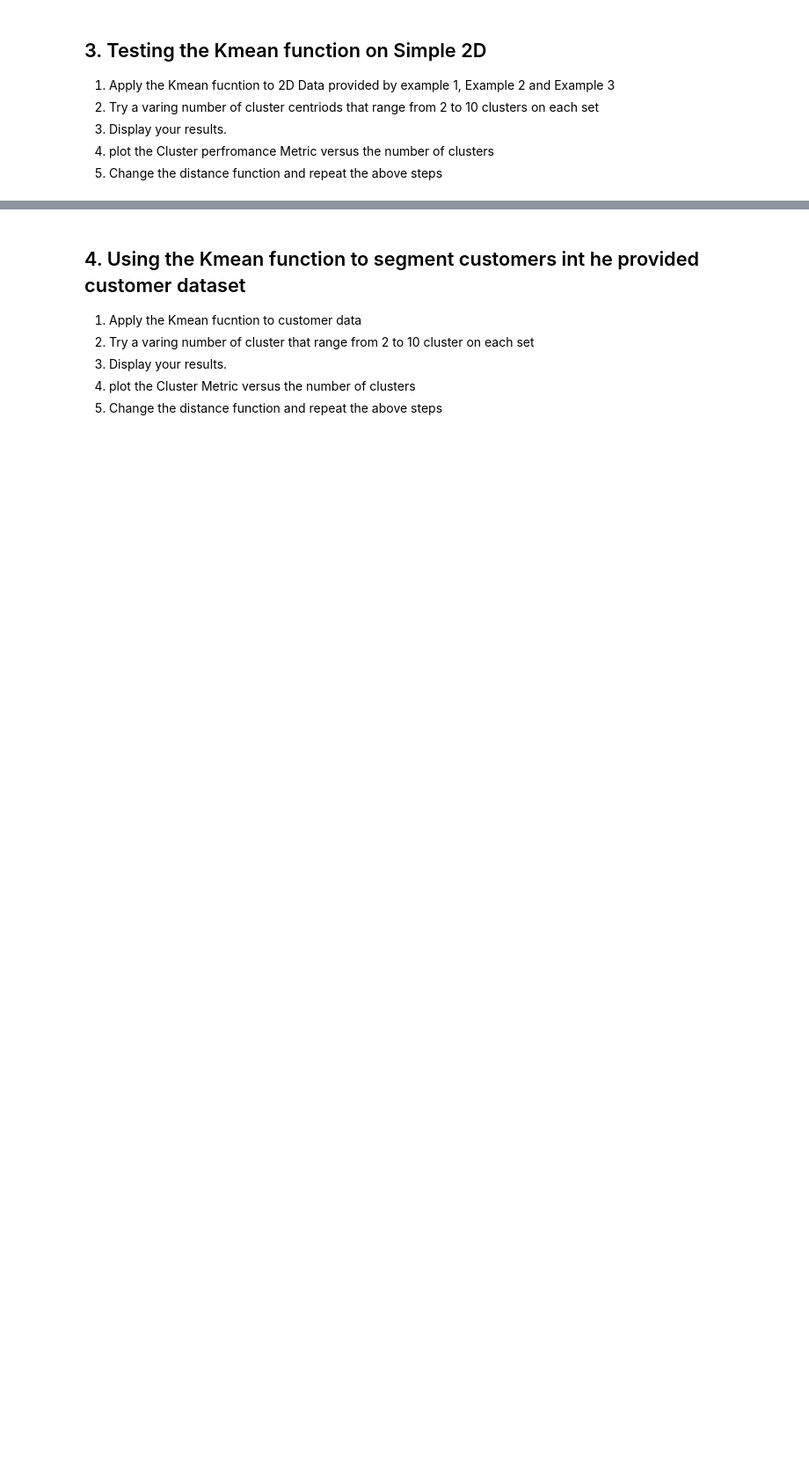
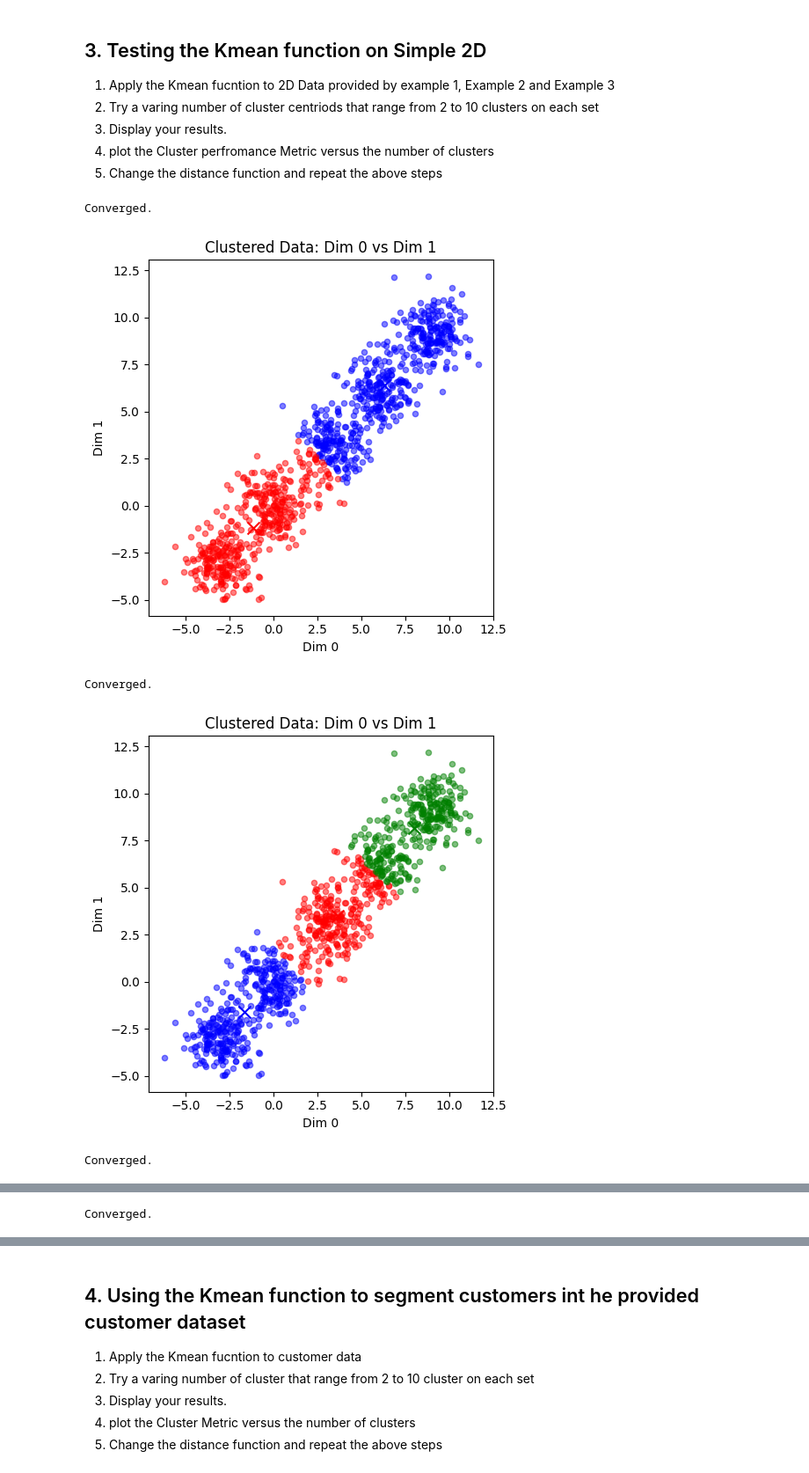
Before and after one commit to FadluW/CSENM1, a Jupyter notebook: Kmeans.ipynb, the cells around one changed output, grey strips where cells are left out. Shown at 88% size. Cells and saved outputs as stored; diff of their text form; code cells hidden in the pictures; blank space fills up the shorter version.

Commit message:
fix display_clusters implement rest of Kmeans

```diff
--- a/Kmeans.ipynb
+++ b/Kmeans.ipynb
@@ -121,19 +122,27 @@ def updateCentroids(Data_points, clusterIndices, k):
 def Kmean(Data_points, Number_of_Clusters, Distance_Type = "euclidean"):
    # write code for intial cluster heads here
    centroids = initializeCentroids(Data_points, Number_of_Clusters)
+   tolerance = 0.01
 
    # write your your loop
-   minDistances = np.zeros(())
+   prev_mean_square_dist_sum = None
    while True:
       clusterIndices, minDistances = assignClusters(Data_points, centroids, Distance_Type)
       newCentroids = updateCentroids(Data_points, clusterIndices, Number_of_Clusters)
 
-      if np.allclose(newCentroids, centroids):
-         break
+      mean_square_dist_sum = np.mean(minDistances ** 2)
+
+      if prev_mean_square_dist_sum is not None:
+         diff = abs(prev_mean_square_dist_sum - mean_square_dist_sum)
+         if diff < tolerance:
+               print("Converged.")
+               break
 
       centroids = newCentroids
+      prev_mean_square_dist_sum = mean_square_dist_sum
 
-   return [ Final_Cluster_Distance , Cluster_Metric ]
+   Cluster_Metric = np.sum(minDistances ** 2)
+   return [ clusterIndices , Cluster_Metric, centroids ]
 # %% [markdown]
 ## 2. Display Results
 # %% [markdown]
@@ -220,0 +274,34 @@ blobs, _ = make_blobs(n_samples=n_samples, n_features=2, cluster_std=1.0, center
+# %%
+n_samples = 1000
+
+centers = [(-3, -3), (0, 0), (3, 3), (6, 6), (9,9)]
+blobs, _ = make_blobs(n_samples=n_samples, n_features=2, cluster_std=1.0, centers=centers, shuffle=False, random_state=42)
+
+moons, _ = make_moons(n_samples=n_samples, noise= .1)
+
+
+def testKmeans(Data_Points, distanceType):
+    cluster_metrics = []
+    for i in range(2,11):
+        clusterIndices, cluster_metric, centroids = Kmean(Data_Points, i, distanceType)
+
+        display_cluster(Data_Points, [clusterIndices, centroids], i)
+
+        cluster_metrics.append(cluster_metric)
+
+    plt.figure(figsize=(8, 6))
+    plt.plot(range(2, 11), cluster_metrics, marker='o')
+    plt.title(f'Cluster Performance (Distortion) vs Number of Clusters\nDistance Type: {distanceType}')
+    plt.xlabel('Number of Clusters')
+    plt.ylabel('Cluster Performance Metric (Distortion)')
+    plt.grid(True)
+    plt.show()
+
+# testKmeans(moons, "euclidean")
+testKmeans(blobs, "euclidean")
+# %% [output]
+Converged.
+[figure, added]
+Converged.
+[figure, added]
+Converged.
@@ -220,0 +309 @@ blobs, _ = make_blobs(n_samples=n_samples, n_features=2, cluster_std=1.0, center
+Converged.
```
Also changed, not shown: parts of 4 cells of this notebook.
